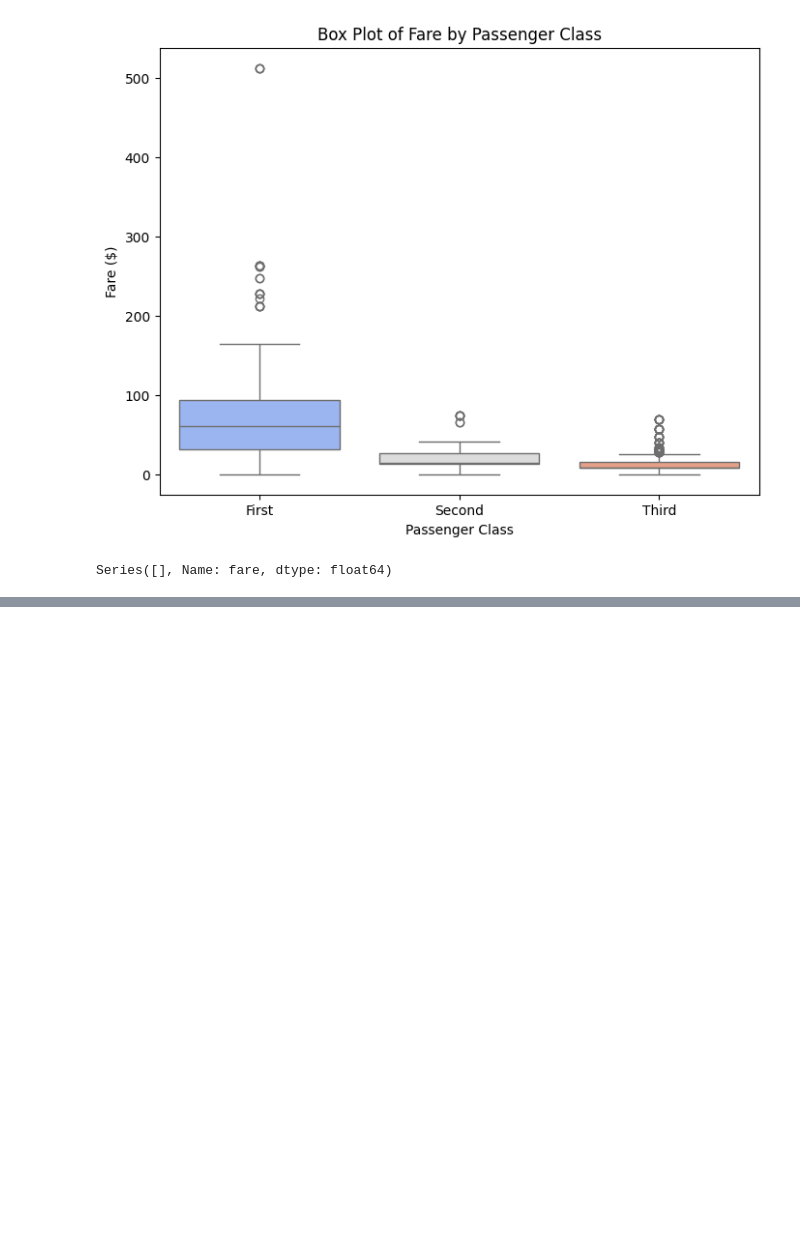
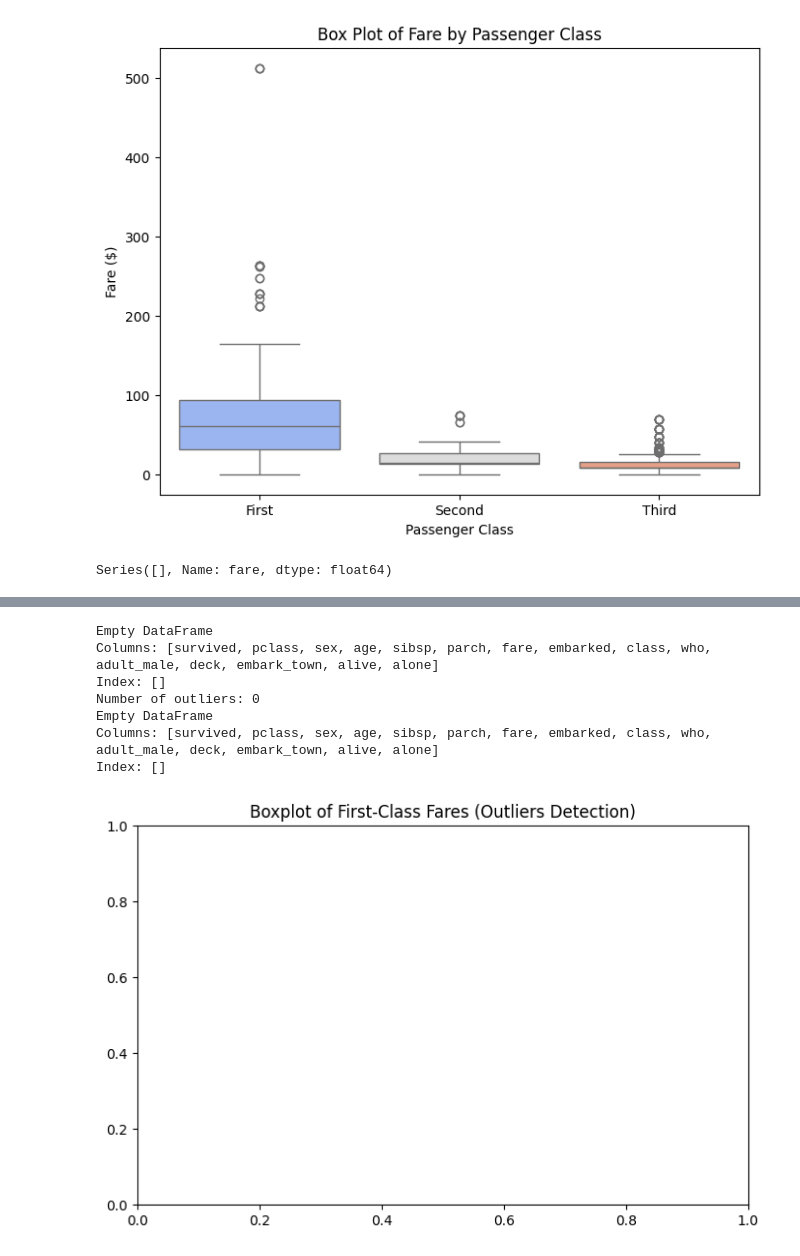
Before and after one commit to ejazurrehman/EDA, a Jupyter notebook: EDA.ipynb, the cells around one changed output, grey strips where cells are left out. Cells and saved outputs as stored; diff of their text form; code cells hidden in the pictures; blank space fills up the shorter version.

Commit message:
update after removal of fare outliers

```diff
--- a/EDA.ipynb
+++ b/EDA.ipynb
@@ -168,11 +168,6 @@ plt.show()
 [figure]
 # %%
 # apply shapiro wilk test to check the normality
-import seaborn as sns
-import scipy.stats as stats
-
-# Load Titanic dataset
-df = sns.load_dataset("titanic")
 
 # Drop missing values in 'fare' column
 fare_data = df['fare'].dropna()
@@ -214,0 +246,39 @@ Series([], Name: fare, dtype: float64)
+# %%
+# Filter data for first-class passengers
+first_class_passengers = df[df["pclass"] == 1]
+
+# Calculate Q1 (25th percentile) and Q3 (75th percentile)
+Q1 = first_class_passengers["fare"].quantile(0.25)
+Q3 = first_class_passengers["fare"].quantile(0.75)
+
+# Compute IQR
+IQR = Q3 - Q1
+
+# Define outlier boundaries
+lower_bound = Q1 - 1.5 * IQR
+upper_bound = Q3 + 1.5 * IQR
+
+# Identify outliers
+outliers = first_class_passengers[(first_class_passengers["fare"] < lower_bound) |
+                                  (first_class_passengers["fare"] > upper_bound)]
+
+# print df head
+print(first_class_passengers.head())
+# Display the number of outliers
+print("Number of outliers:", len(outliers))
+print(outliers)
+
+# Visualizing the outliers with a boxplot
+plt.figure(figsize=(8, 5))
+sns.boxplot(x=first_class_passengers["fare"])
+plt.title("Boxplot of First-Class Fares (Outliers Detection)")
+plt.show()
+# %% [output]
+Empty DataFrame
+Columns: [survived, pclass, sex, age, sibsp, parch, fare, embarked, class, who, adult_male, deck, embark_town, alive, alone]
+Index: []
+Number of outliers: 0
+Empty DataFrame
+Columns: [survived, pclass, sex, age, sibsp, parch, fare, embarked, class, who, adult_male, deck, embark_town, alive, alone]
+Index: []
+[figure, added]
```
Also changed, not shown: parts of 17 cells of this notebook.
